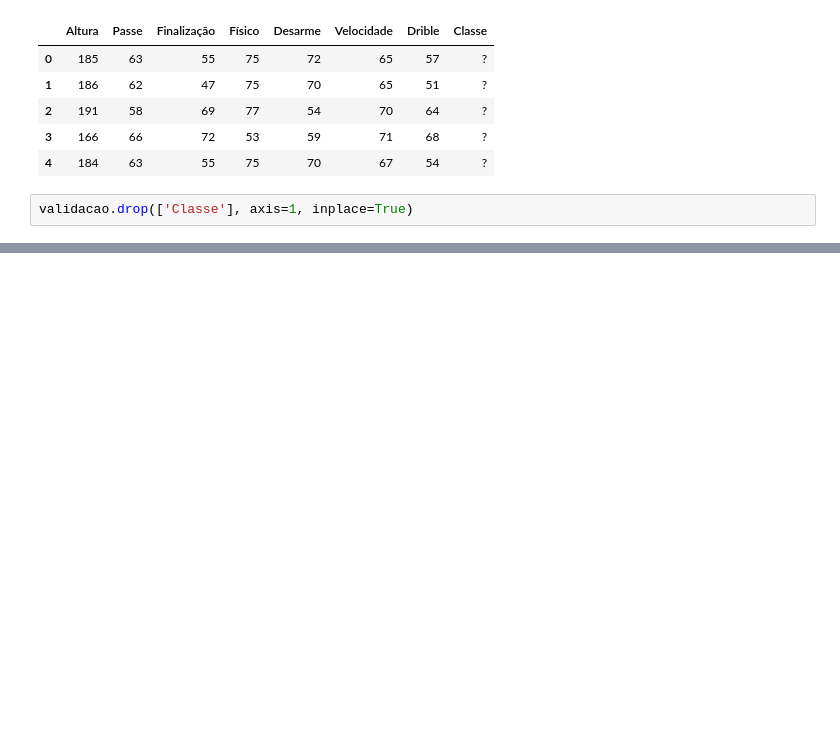
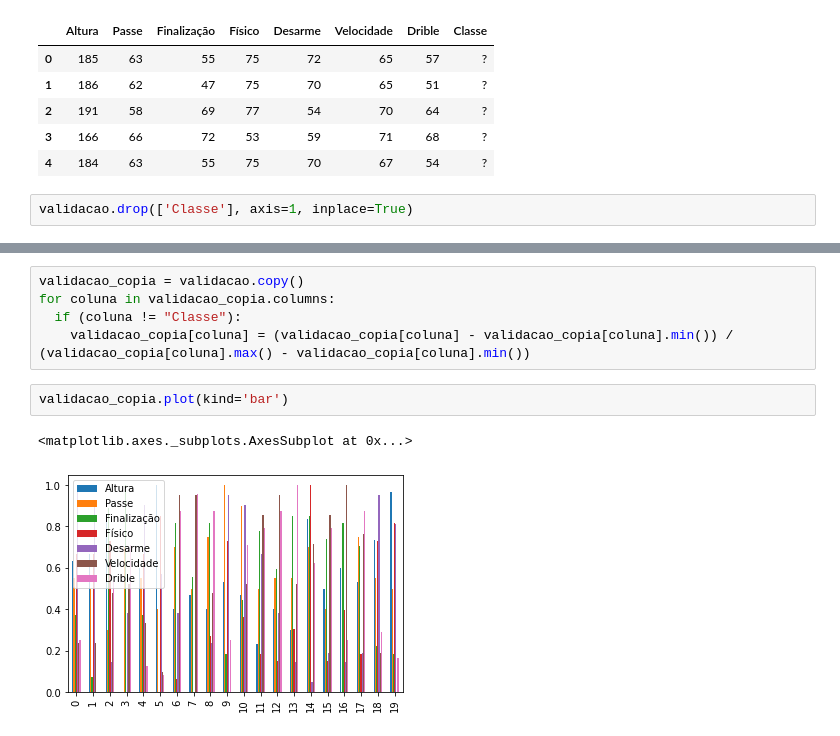
Before and after one commit to Pvictox/Notebooks-VisaoComputacional, a Jupyter notebook: Algoritmos Classificadores/Trabalho_IA_Kmeans.ipynb, the cells around one changed output, grey strips where cells are left out. Drawn from its saved outputs; the diff is of its cells as text; blank space fills up the shorter version.

```diff
--- a/Algoritmos Classificadores/Trabalho_IA_Kmeans.ipynb
+++ b/Algoritmos Classificadores/Trabalho_IA_Kmeans.ipynb
@@ -263,0 +275,10 @@ validacao.drop(['Classe'], axis=1, inplace=True)
+# %%
+validacao_copia = validacao.copy()
+for coluna in validacao_copia.columns:
+  if (coluna != "Classe"):
+    validacao_copia[coluna] = (validacao_copia[coluna] - validacao_copia[coluna].min()) / (validacao_copia[coluna].max() - validacao_copia[coluna].min())
+# %%
+validacao_copia.plot(kind='bar')
+# %% [output]
+<matplotlib.axes._subplots.AxesSubplot at 0x...>
+[figure, added]
```
Also changed, not shown: parts of 10 cells of this notebook.
